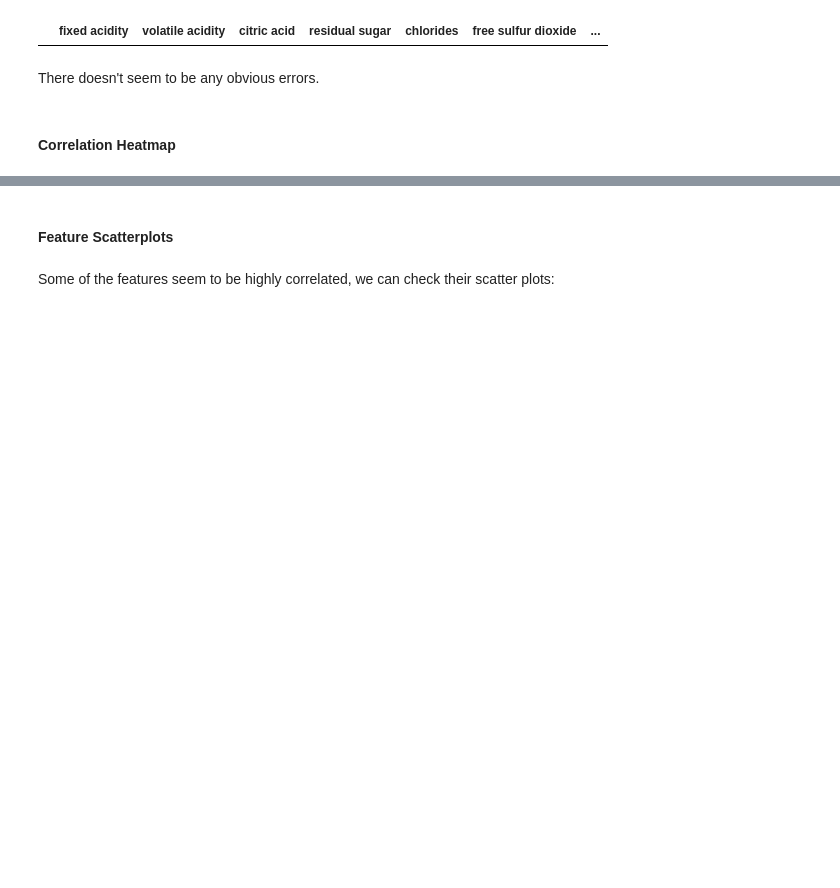
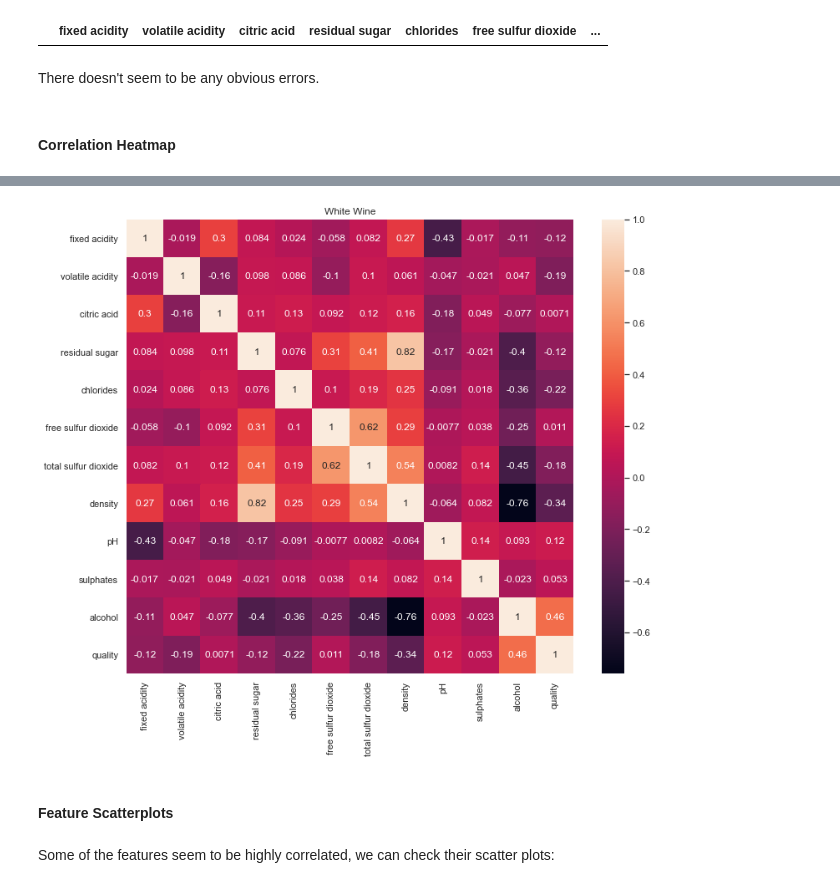
Before and after one commit to clementchen163/Wine-Quality, a Jupyter notebook: 2. EDA/Wine Quality EDA.ipynb, the cells around one changed output, grey strips where cells are left out. Drawn from its saved outputs; the diff is of its cells as text; code cells hidden in the pictures; blank space fills up the shorter version.

```diff
--- a/2. EDA/Wine Quality EDA.ipynb
+++ b/2. EDA/Wine Quality EDA.ipynb
@@ -161,3 +164,9 @@ sns.heatmap(df.corr());
+# %%
+plt.subplots(figsize=(12,10))
+plt.title('White Wine')
+sns.heatmap(df[df['wine_type']=='white'].corr(), annot=True);
+# %% [output]
+[figure, added]
 # %% [markdown]
 #### Feature Scatterplots
 # %% [markdown]
```
Also changed, not shown: parts of 9 cells of this notebook, 53 other files.
